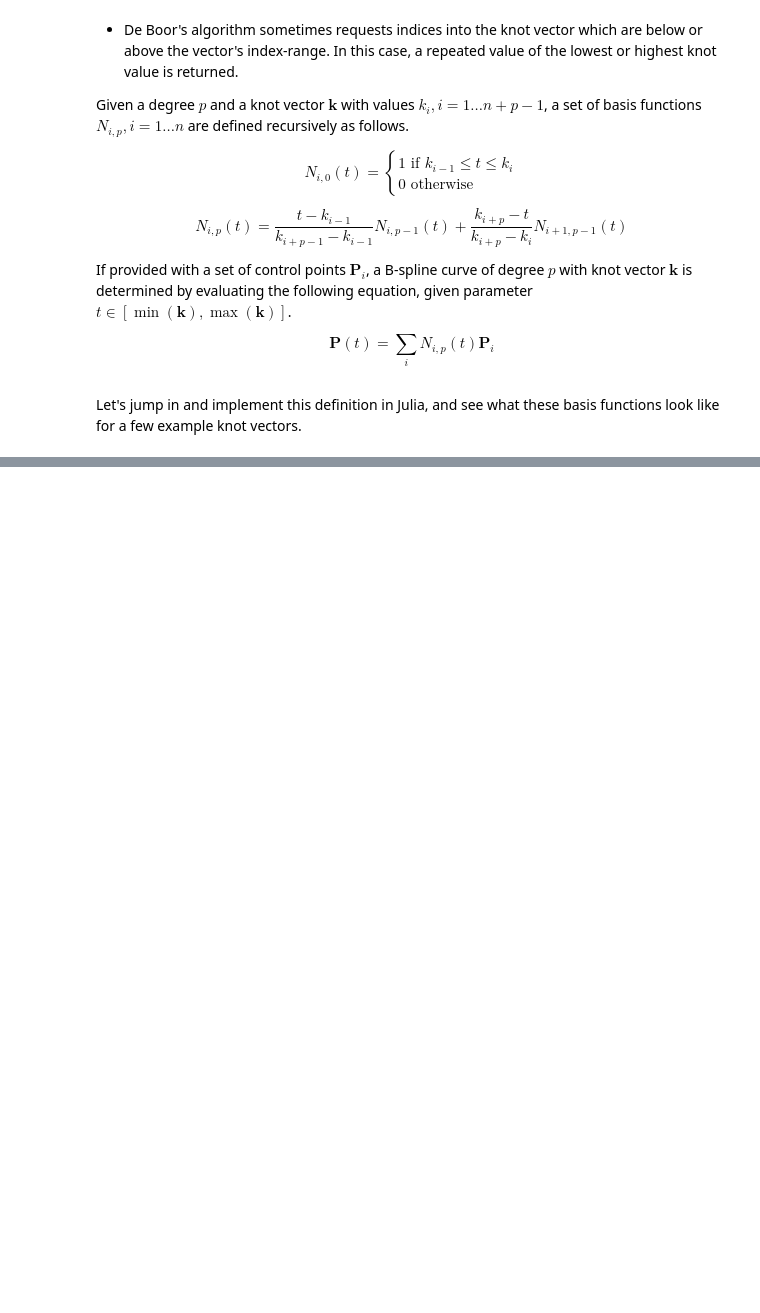
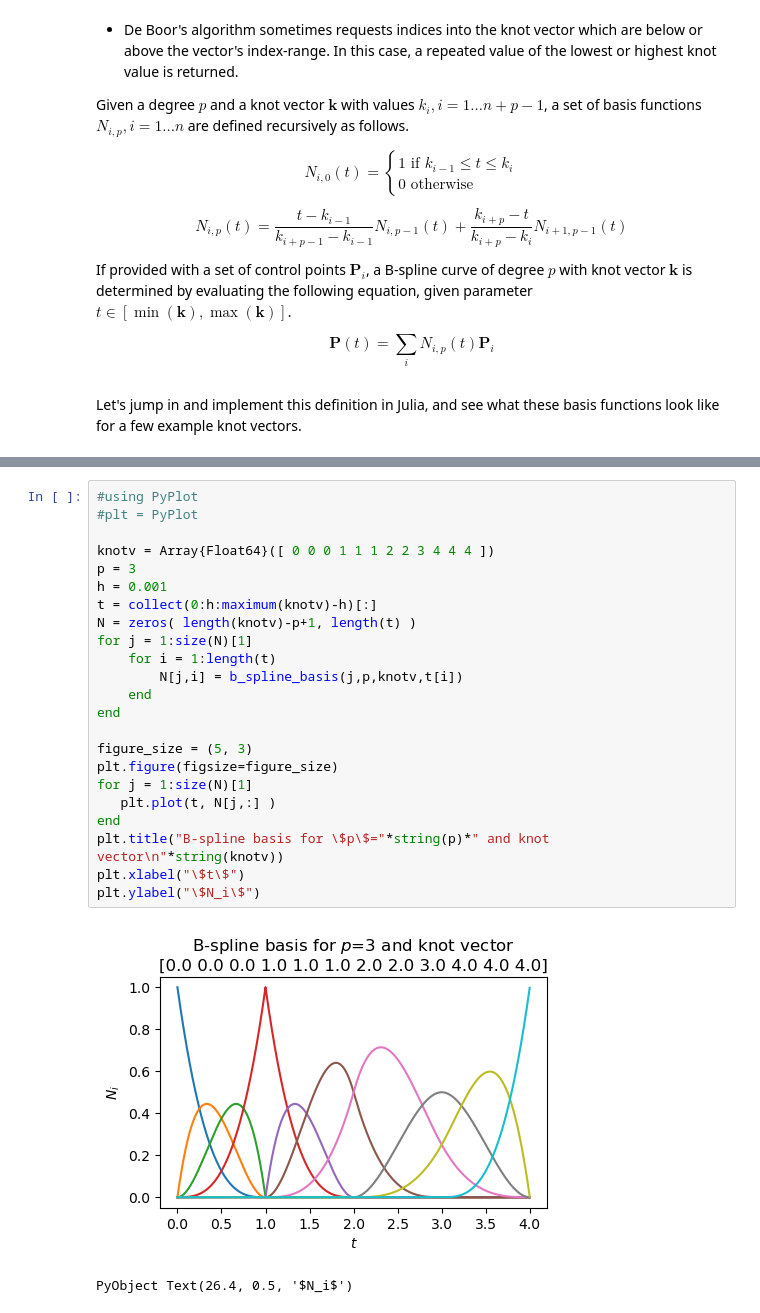
Before and after one commit to schmidticus/usplinetutorial_jupyter, a Jupyter notebook: UsplineTutorial_v00.ipynb, the cells around one changed output, grey strips where cells are left out. Cells and saved outputs as stored; diff of their text form; blank space fills up the shorter version.

```diff
--- a/UsplineTutorial_v00.ipynb
+++ b/UsplineTutorial_v00.ipynb
@@ -733,0 +769,26 @@ end
+# %%
+#using PyPlot
+#plt = PyPlot
+
+knotv = Array{Float64}([ 0 0 0 1 1 1 2 2 3 4 4 4 ])
+p = 3
+h = 0.001
+t = collect(0:h:maximum(knotv)-h)[:]
+N = zeros( length(knotv)-p+1, length(t) )
+for j = 1:size(N)[1]
+    for i = 1:length(t)
+        N[j,i] = b_spline_basis(j,p,knotv,t[i])
+    end
+end
+
+figure_size = (5, 3)
+plt.figure(figsize=figure_size)
+for j = 1:size(N)[1]
+   plt.plot(t, N[j,:] )
+end
+plt.title("B-spline basis for \$p\$="*string(p)*" and knot vector\n"*string(knotv))
+plt.xlabel("\$t\$")
+plt.ylabel("\$N_i\$")
+# %% [output]
+[figure, added]
+PyObject Text(26.4, 0.5, '$N_i$')
```
Also changed, not shown: parts of 9 cells of this notebook.
